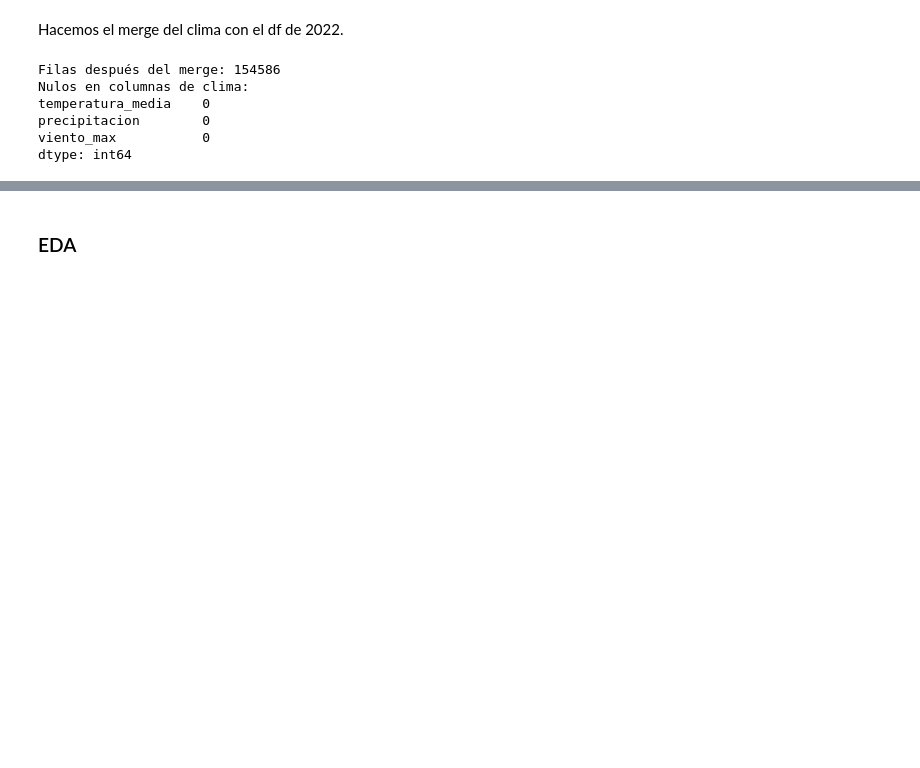
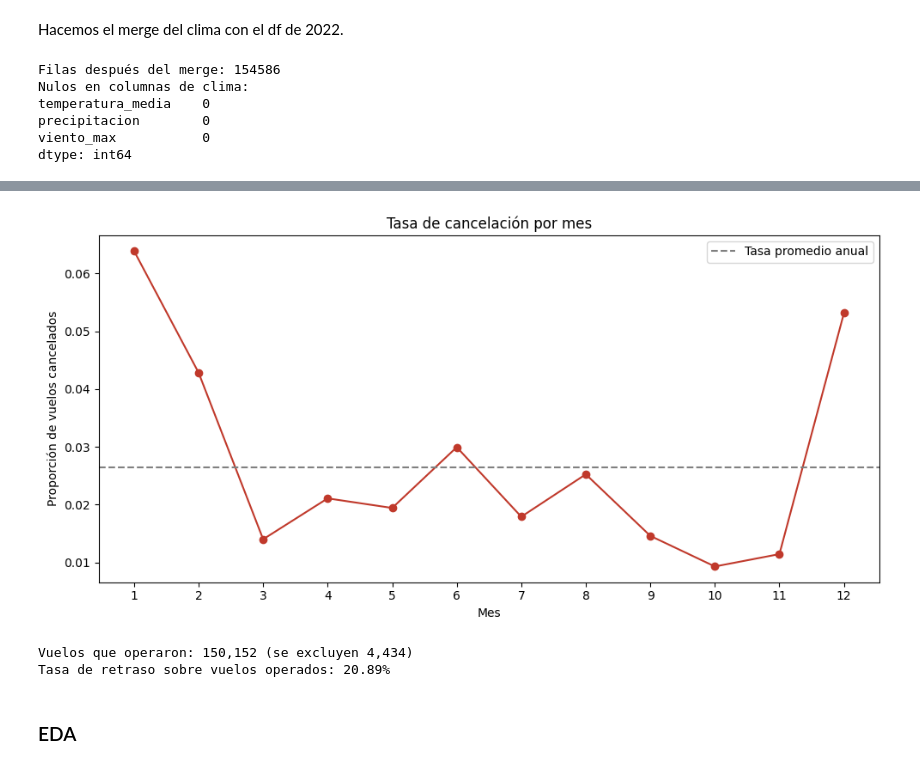
Before and after one commit to Guadacarro/TP_IA, a Jupyter notebook: tp.ipynb, the cells around one changed output, grey strips where cells are left out. Drawn from its saved outputs; the diff is of its cells as text; code cells hidden in the pictures; blank space fills up the shorter version.

```diff
--- a/tp.ipynb
+++ b/tp.ipynb
@@ -188,10 +190,12 @@ Hacemos un llamado a una API para obtener la longitud y latitud de cada aeropuer
 # %%
 import requests
 
-airports_db = pd.read_csv("https://ourairports.com/data/airports.csv")
-airports_db = airports_db[airports_db['iata_code'].isin(aeropuertos_relevantes)]
-airports_db = airports_db[['iata_code', 'latitude_deg', 'longitude_deg']].dropna()
-airports_db = airports_db.rename(columns={'iata_code': 'origen', 'latitude_deg': 'lat', 'longitude_deg': 'lon'})
+def coordenadas_aeropuertos():
+    airports_db = pd.read_csv("https://ourairports.com/data/airports.csv")
+    airports_db = airports_db[airports_db['iata_code'].isin(aeropuertos_relevantes)]
+    airports_db = airports_db[['iata_code', 'latitude_deg', 'longitude_deg']].dropna()
+    airports_db = airports_db.rename(columns={'iata_code': 'origen', 'latitude_deg': 'lat', 'longitude_deg': 'lon'})
+    airports_db = airports_db.reset_index(drop=True)
 
-print(f"Aeropuertos con coordenadas encontradas: {len(airports_db)}")
-airports_db.head()
+    print(f"Aeropuertos con coordenadas encontradas: {len(airports_db)}")
+    return airports_db
@@ -208,7 +204,7 @@ Con esa longitud y latitud que conseguimos, podemos obtener el clima de los regi
 # %%
 import time
 
-def clima_por_aeropuerto():
+def clima_por_aeropuerto(airports_db):
     clima_data = []
 
     for i, row in airports_db.iterrows():
@@ -250,7 +246,8 @@ def clima_por_aeropuerto():
 # %%
 if not os.path.exists('clima_2022_por_aeropuerto.parquet'):
    print('El archivo clima_2022_por_aeropuerto.parquet no existe. Comienza el llamado a la api para armar el parquet...')
-   clima_data = clima_por_aeropuerto()
+   airports_db = coordenadas_aeropuertos()
+   clima_data = clima_por_aeropuerto(airports_db)
 else:
    print('El archivo clima_2022_por_aeropuerto.parquet si existe.')
    clima_data = pd.read_parquet('clima_2022_por_aeropuerto.parquet')
@@ -288,3 +314,29 @@ dtype: int64
+# %%
+tasa_cancel_mes = df_2022.groupby('mes')['cancelado'].mean()
+
+fig, ax = plt.subplots(figsize=(10, 5))
+ax.plot(tasa_cancel_mes.index, tasa_cancel_mes.values, marker='o', color='#c0392b')
+ax.axhline(df_2022['cancelado'].mean(), color='gray', linestyle='--', label='Tasa promedio anual')
+ax.set_xticks(range(1, 13))
+ax.set_xlabel('Mes')
+ax.set_ylabel('Proporción de vuelos cancelados')
+ax.set_title('Tasa de cancelación por mes')
+ax.legend()
+plt.tight_layout()
+plt.show()
+# %% [output]
+[figure, added]
+# %%
+# Guardamos el dataset completo para analizar cancelaciones y
+# nos quedamos solo con los vuelos que operaron para el análisis del target
+df_2022_completo = df_2022.copy()
+df_2022 = df_2022[(df_2022['cancelado'] == 0) & (df_2022['desviado'] == 0)].reset_index(drop=True)
+
+print(f"Vuelos que operaron: {len(df_2022):,} (se excluyen {len(df_2022_completo) - len(df_2022):,})")
+print(f"Tasa de retraso sobre vuelos operados: {df_2022['retrasado'].mean():.2%}")
+# %% [output]
+Vuelos que operaron: 150,152 (se excluyen 4,434)
+Tasa de retraso sobre vuelos operados: 20.89%
 # %% [markdown]
 ### EDA
 # %%
```
Also changed, not shown: parts of 27 cells of this notebook.
